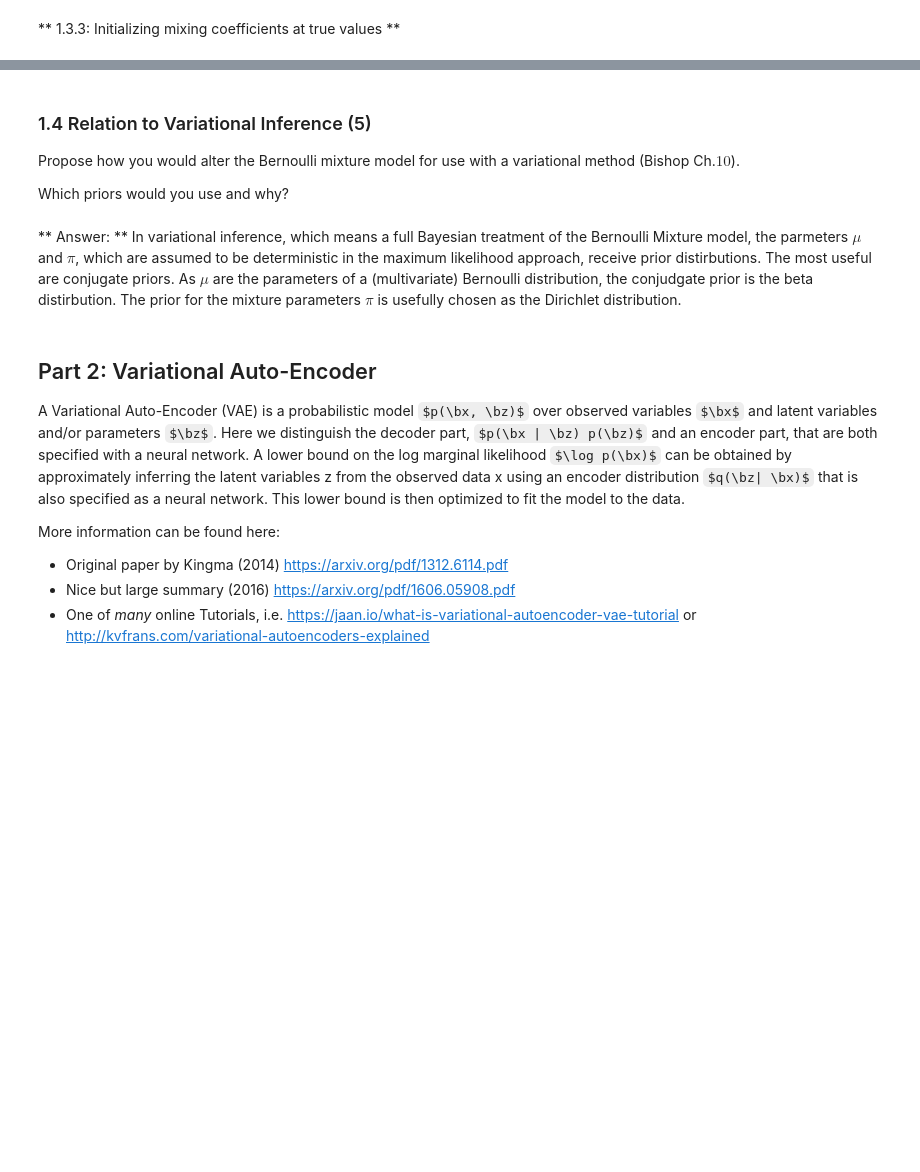
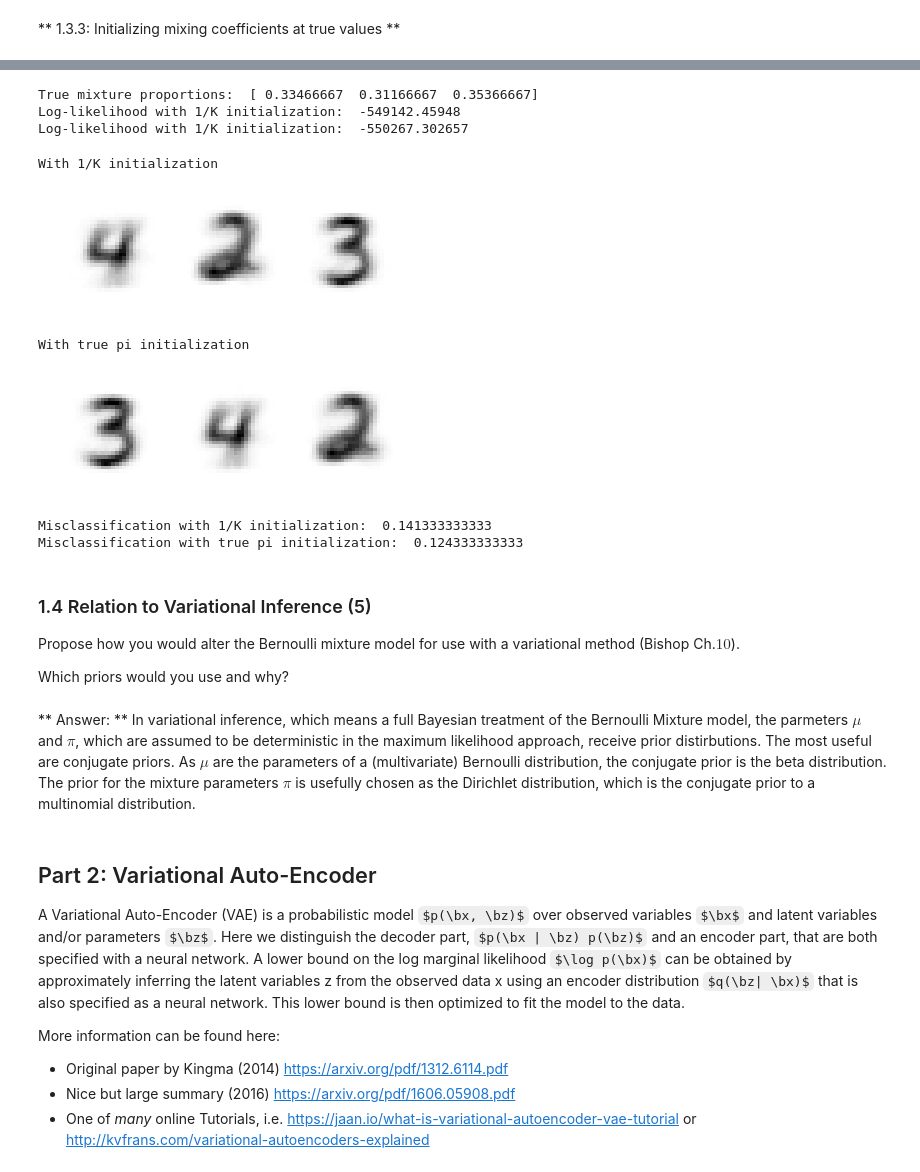
Before and after one commit to thomasklausch2/ml2-lab3, a Jupyter notebook: Lab3.ipynb, the cells around one changed output, grey strips where cells are left out. Cells and saved outputs as stored; diff of their text form; code cells hidden in the pictures; some formulas as TeX source; blank space fills up the shorter version.

```diff
--- a/Lab3.ipynb
+++ b/Lab3.ipynb
@@ -295,28 +316,28 @@ Assigned labels  [4 3 4 2 3]
 # %%
-def EM_ini(batch, K, max_iter, pi_ini):
+def EM_ini(batch, K, max_iter, pis):
     x = batch
     #Initialize
     threshold = 0.000001 # maximum LL change for convergence
     D       = x.shape[1]
     mu      = np.random.uniform(.4,.6, size =  K*D ).reshape(K,D)
-    pi      = pi_ini
+
     # Calculate starting LL
-    LL      = logL(x = x, mu_par = mu, pi_par = pi)
+    LL      = logL(x = x, mu_par = mu, pi_par = pis)
     # Start iterative EM optimization
     i       = 0
     epsilon = 1
     while( epsilon > threshold and max_iter > i):
         i   = i+1
         # E-step
-        gamma_znk = up_gamma(x = x, mu_par = mu)
+        gamma_znk = up_gamma(x = x, mu_par = mu, pi_par = pis)
         # M-step
-        pi, N_k   = up_pi(gamma_znk_par = gamma_znk)
+        pis, N_k   = up_pi(gamma_znk_par = gamma_znk)
         mu        = up_muk(x = x, N_k_par = N_k, gamma_par = gamma_znk)
         # Re-evaluate
         LL_old    = LL
-        LL        = logL(x = x, mu_par = mu, pi_par = pi)
+        LL        = logL(x = x, mu_par = mu, pi_par = pis)
         epsilon   = np.absolute(LL - LL_old)
         if( (i / 10).is_integer() ):
             print("Run ", i, "; Log-likelihood is ", LL)
 
-    return pi, mu, gamma_znk, LL, i
+    return pis, mu, gamma_znk, LL, i
@@ -350,0 +344,9 @@ sum(mis_clas)/n #misclssification rate
+# %%
+n = 3000
+choice=np.random.choice(np.arange(0,subset_binary.shape[0],1),size=n, replace=True)
+sample_subset_binary = subset_binary[choice]
+sample_subset_labels = subset_labels[choice]
+true_pi = np.array([sum(sample_subset_labels == 2), sum(sample_subset_labels == 3), sum(sample_subset_labels  == 4)])/ sample_subset_labels.shape[0]
+
+pi_out, mu_out, gamma_out, LL_out, iterations = EM(batch = sample_subset_binary, K = 3, max_iter = 1000)
+pi_out_ini, mu_out_ini, gamma_out_ini, LL_out_ini, iterations_ini = EM_ini(batch = sample_subset_binary, K = 3, max_iter = 1000, pis = true_pi)
@@ -350,0 +362,21 @@ sum(mis_clas)/n #misclssification rate
+# %%
+print("True mixture proportions: ", true_pi)
+print("Log-likelihood with 1/K initialization: ", LL_out)
+print("Log-likelihood with 1/K initialization: ", LL_out_ini)
+# %% [output]
+True mixture proportions:  [ 0.33466667  0.31166667  0.35366667]
+Log-likelihood with 1/K initialization:  -549142.45948
+Log-likelihood with 1/K initialization:  -550267.302657
+# %%
+print("With 1/K initialization")
+plot_digits(mu_out, numcols=3)
+print("With true pi initialization")
+plot_digits(mu_out_ini, numcols=3)
+#
+max_z = np.argmax(gamma_out,1)
+max_z_ini = np.argmax(gamma_out_ini,1)
+# %% [output]
+With 1/K initialization
+[figure, added]
+With true pi initialization
+[figure, added]
@@ -351,10 +411,18 @@ sum(mis_clas)/n #misclssification rate
+# %%
+mis_clas = rec_max_z != sample_subset_labels
+mis_clas_ini = rec_max_z_ini != sample_subset_labels
+print ("Misclassification with 1/K initialization: ", sum(mis_clas)/n, )  #misclssification rates
+print ("Misclassification with true pi initialization: ", sum(mis_clas_ini)/n, )  #misclssification rates
+# %% [output]
+Misclassification with 1/K initialization:  0.141333333333
+Misclassification with true pi initialization:  0.124333333333
 # %% [markdown]
 ### 1.4 Relation to Variational Inference (5)
 Propose how you would alter the Bernoulli mixture model for use with a variational method (Bishop Ch.$10$).
 
 Which priors would you use and why?
 # %% [markdown]
-** Answer: ** In variational inference, which means a full Bayesian treatment of the Bernoulli Mixture model, the parmeters $\mu$ and $\pi$, which are assumed to be deterministic in the maximum likelihood approach, receive prior distirbutions. The most useful are conjugate priors. As $\mu$ are the parameters of a (multivariate) Bernoulli distribution, the conjudgate prior is the beta distirbution. The prior for the mixture parameters $\pi$ is usefully chosen as the Dirichlet distribution.
+** Answer: ** In variational inference, which means a full Bayesian treatment of the Bernoulli Mixture model, the parmeters $\mu$ and $\pi$, which are assumed to be deterministic in the maximum likelihood approach, receive prior distirbutions. The most useful are conjugate priors. As $\mu$ are the parameters of a (multivariate) Bernoulli distribution, the conjugate prior is the beta distribution. The prior for the mixture parameters $\pi$ is usefully chosen as the Dirichlet distribution, which is the conjugate prior to a multinomial distribution.
 # %% [markdown]
 ## Part 2: Variational Auto-Encoder
 A Variational Auto-Encoder (VAE) is a probabilistic model $p(\bx, \bz)$ over observed variables $\bx$ and latent variables and/or parameters $\bz$. Here we distinguish the decoder part, $p(\bx | \bz) p(\bz)$ and an encoder part, that are both specified with a neural network. A lower bound on the log marginal likelihood $\log p(\bx)$ can be obtained by approximately inferring the latent variables z from the observed data x using an encoder distribution $q(\bz| \bx)$ that is also specified as a neural network. This lower bound is then optimized to fit the model to the data.
```
Also changed, not shown: parts of 23 cells of this notebook, 1 other file.
